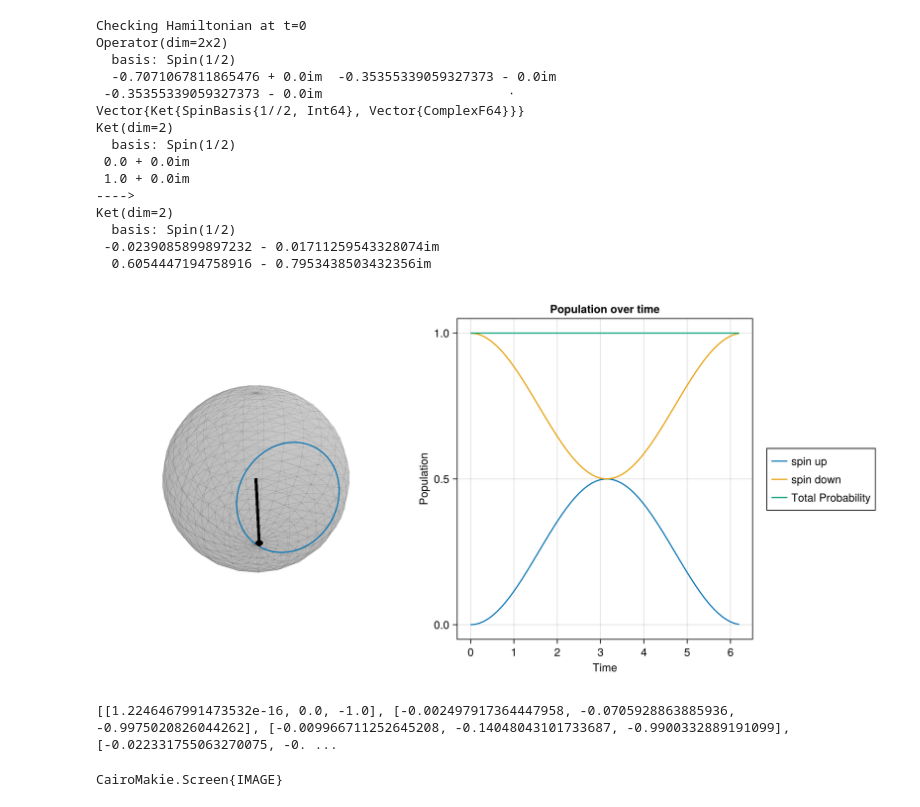
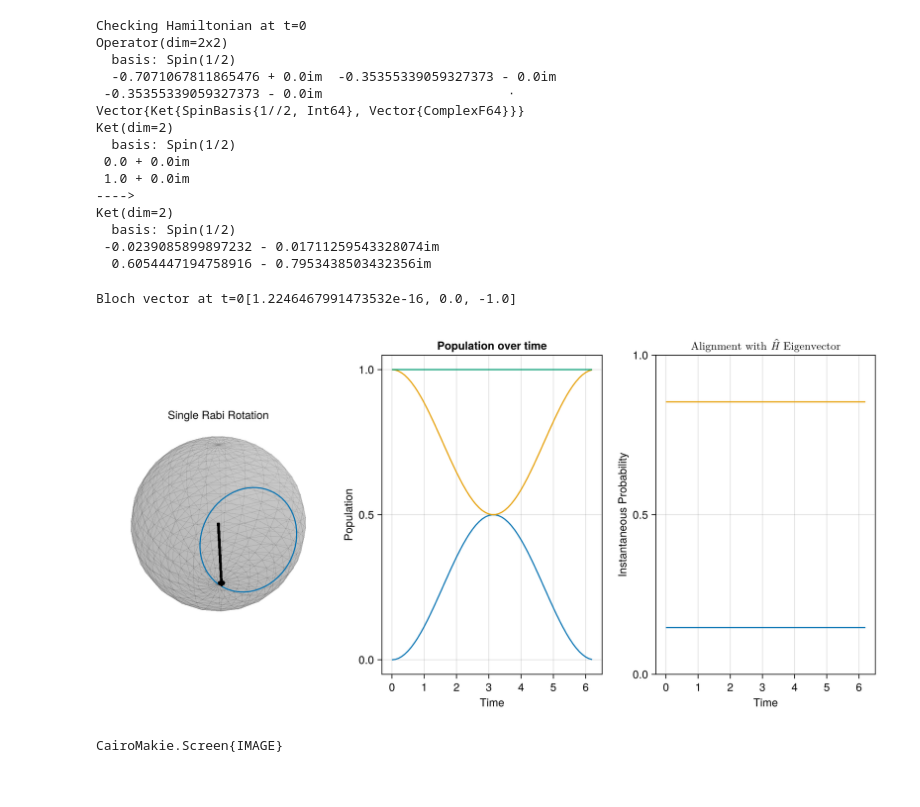
Before and after one commit to sjqqqqqq/Quantum_Simulation, a Jupyter notebook: rabi_test.ipynb, the cells around one changed output. Cells and saved outputs as stored; diff of their text form; code cells hidden in the pictures.

Commit message:
small visual changes to the plots

```diff
--- a/rabi_test.ipynb
+++ b/rabi_test.ipynb
@@ -71,18 +71,18 @@ Ket(dim=2)
   basis: Spin(1/2)
  -0.0239085899897232 - 0.01711259543328074im
   0.6054447194758916 - 0.7953438503432356im
-# %%
-include("./Plotting.jl")
-include("./Utils.jl")
-using CairoMakie
-
-print((statevectorToBlochvector.(psi_t)))
-fig = Figure(size = (1000, 500))
-bloch_fig = bloch_plot!(fig[1,1], tout, psi_t)
-population_ax = population_plot!(fig[1,2], tout, psi_t)
-fig[1,3] = Legend(fig[1,3], population_ax)
-display(fig)
-# %% [output]
-[figure, removed]
-[[1.2246467991473532e-16, 0.0, -1.0], [-0.002497917364447958, -0.0705928863885936, -0.9975020826044262], [-0.009966711252645208, -0.14048043101733687, -0.9900332889191099], [-0.022331755063270075, -0. ...
-CairoMakie.Screen{IMAGE}
+# %%
+include("./Plotting.jl")
+include("./Utils.jl")
+using CairoMakie
+
+println("Bloch vector at t=0: \n\t", (statevectorToBlochvector(psi_t[1])))
+fig = Figure(size = (1000, 500))
+bloch_fig = bloch_plot!(fig[1,1], tout, psi_t, title="Single Rabi Rotation")
+population_ax = population_plot!(fig[1,2], tout, psi_t)
+fig[1,3] = alignment_plot!(fig[1,3], tout, psi_t, (t -> H(t, nothing)))
+display(fig)
+# %% [output]
+Bloch vector at t=0[1.2246467991473532e-16, 0.0, -1.0]
+[figure, added]
+CairoMakie.Screen{IMAGE}
```
Also changed, not shown: 1 other file.
